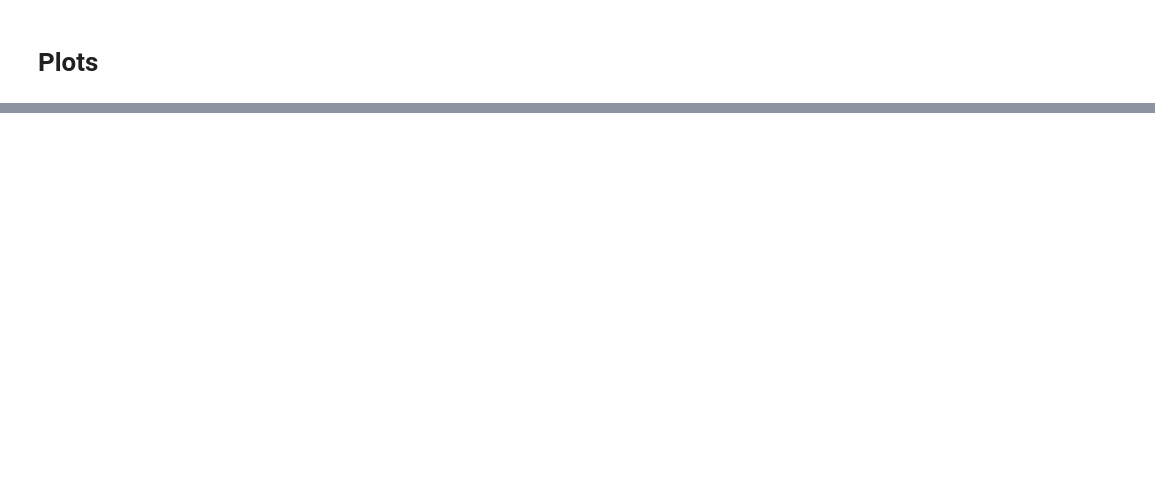
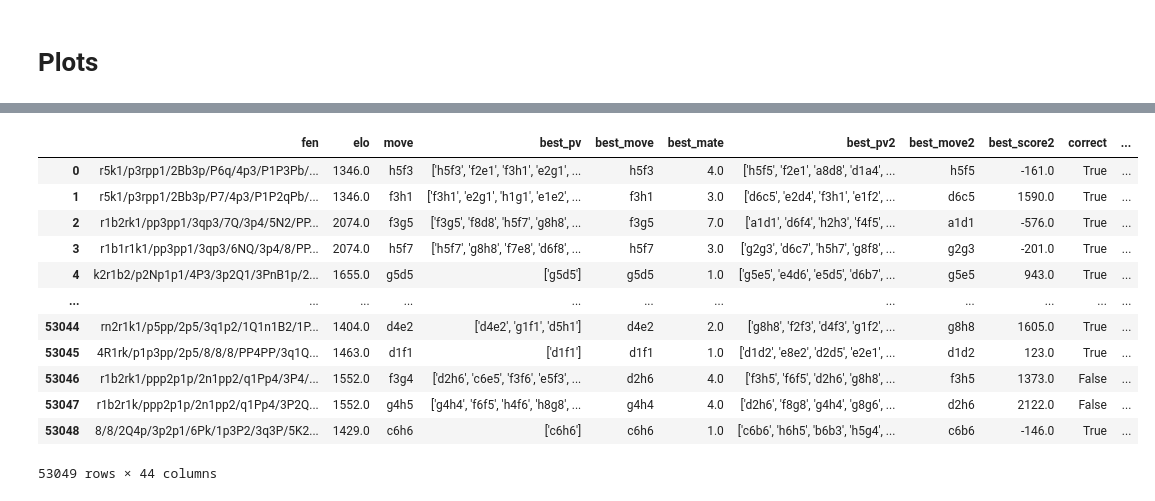
Before and after one commit to GabrielPereyra/chess-concepts, a Jupyter notebook: notebooks/mates.ipynb, the cells around one changed output, grey strips where cells are left out. Saved outputs shown, nothing was run; the diff lists cells and outputs as text; code cells hidden in the pictures; blank space fills up the shorter version.

```diff
--- a/notebooks/mates.ipynb
+++ b/notebooks/mates.ipynb
@@ -75,0 +1,8 @@ HTML(html)
+# %%
+import pandas as pd
+import ipywidgets as widgets
+from ipywidgets import interact, fixed
+from IPython.core.display import display, HTML
+display(HTML("<style>.container { width: 100% !important; }</style>"))
+df = pd.read_csv('data.csv')
+df.info()
@@ -125,0 +186,16 @@ for model in models:
+# %%
+df
+# %% [output]
+|  | fen | elo | move | best_pv | best_move | best_mate | best_pv2 | best_move2 | best_score2 | correct | ... |
+| 0 | r5k1/p3rpp1/2Bb3p/P6q/4p3/P1P3Pb/... | 1346.0 | h5f3 | ['h5f3', 'f2e1', 'f3h1', 'e2g1', ... | h5f3 | 4.0 | ['h5f5', 'f2e1', 'a8d8', 'd1a4', ... | h5f5 | -161.0 | True | ... |
+| 1 | r5k1/p3rpp1/2Bb3p/P7/4p3/P1P2qPb/... | 1346.0 | f3h1 | ['f3h1', 'e2g1', 'h1g1', 'e1e2', ... | f3h1 | 3.0 | ['d6c5', 'e2d4', 'f3h1', 'e1f2', ... | d6c5 | 1590.0 | True | ... |
+| 2 | r1b2rk1/pp3pp1/3qp3/7Q/3p4/5N2/PP... | 2074.0 | f3g5 | ['f3g5', 'f8d8', 'h5f7', 'g8h8', ... | f3g5 | 7.0 | ['a1d1', 'd6f4', 'h2h3', 'f4f5', ... | a1d1 | -576.0 | True | ... |
+| 3 | r1b1r1k1/pp3pp1/3qp3/6NQ/3p4/8/PP... | 2074.0 | h5f7 | ['h5f7', 'g8h8', 'f7e8', 'd6f8', ... | h5f7 | 3.0 | ['g2g3', 'd6c7', 'h5h7', 'g8f8', ... | g2g3 | -201.0 | True | ... |
+| 4 | k2r1b2/p2Np1p1/4P3/3p2Q1/3PnB1p/2... | 1655.0 | g5d5 | ['g5d5'] | g5d5 | 1.0 | ['g5e5', 'e4d6', 'e5d5', 'd6b7', ... | g5e5 | 943.0 | True | ... |
+| ... | ... | ... | ... | ... | ... | ... | ... | ... | ... | ... | ... |
+| 53044 | rn2r1k1/p5pp/2p5/3q1p2/1Q1n1B2/1P... | 1404.0 | d4e2 | ['d4e2', 'g1f1', 'd5h1'] | d4e2 | 2.0 | ['g8h8', 'f2f3', 'd4f3', 'g1f2', ... | g8h8 | 1605.0 | True | ... |
+| 53045 | 4R1rk/p1p3pp/2p5/8/8/8/PP4PP/3q1Q... | 1463.0 | d1f1 | ['d1f1'] | d1f1 | 1.0 | ['d1d2', 'e8e2', 'd2d5', 'e2e1', ... | d1d2 | 123.0 | True | ... |
+| 53046 | r1b2rk1/ppp2p1p/2n1pp2/q1Pp4/3P4/... | 1552.0 | f3g4 | ['d2h6', 'c6e5', 'f3f6', 'e5f3', ... | d2h6 | 4.0 | ['f3h5', 'f6f5', 'd2h6', 'g8h8', ... | f3h5 | 1373.0 | False | ... |
+| 53047 | r1b2r1k/ppp2p1p/2n1pp2/q1Pp4/3P2Q... | 1552.0 | g4h5 | ['g4h4', 'f6f5', 'h4f6', 'h8g8', ... | g4h4 | 4.0 | ['d2h6', 'f8g8', 'g4h4', 'g8g6', ... | d2h6 | 2122.0 | False | ... |
+| 53048 | 8/8/2Q4p/3p2p1/6Pk/1p3P2/3q3P/5K2... | 1429.0 | c6h6 | ['c6h6'] | c6h6 | 1.0 | ['c6b6', 'h6h5', 'b6b3', 'h5g4', ... | c6b6 | -146.0 | True | ... |
+53049 rows × 44 columns
```
Also changed, not shown: parts of 16 cells of this notebook, 11 other files.
